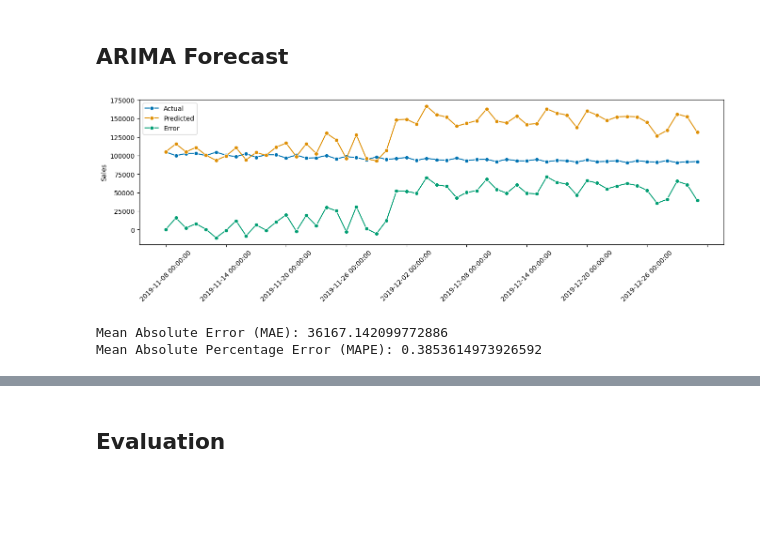
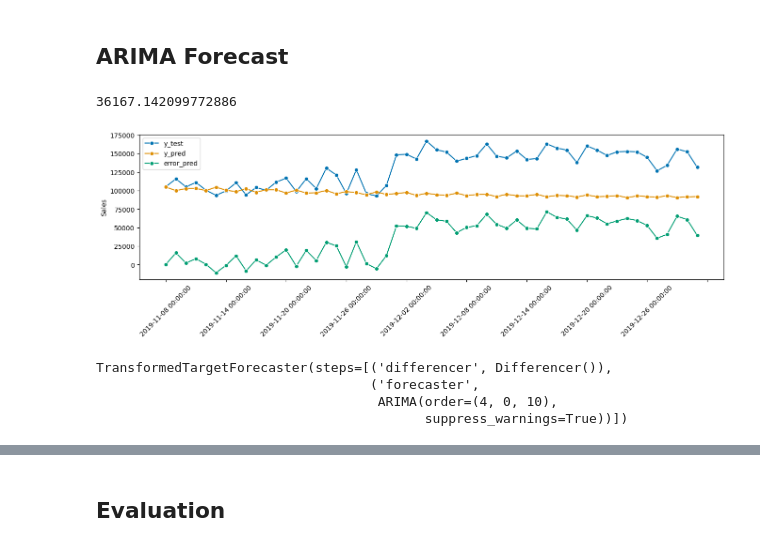
Before and after one commit to AllDataers/SalesPredictionGroupe4, a Jupyter notebook: notebooks/ml_prediction.ipynb, the cells around one changed output, grey strips where cells are left out. Drawn from its saved outputs; the diff is of its cells as text; code cells hidden in the pictures; blank space fills up the shorter version.

Commit message:
update jobs, and add arima transformation

```diff
--- a/notebooks/ml_prediction.ipynb
+++ b/notebooks/ml_prediction.ipynb
@@ -287,12 +296,29 @@ fig.subplots_adjust(hspace=0.5)
 # %% [markdown]
 ## ARIMA Forecast
 # %%
-from sktime.forecasting.arima import ARIMA
+from sktime.forecasting.arima import ARIMA, AutoARIMA
 forecaster = ARIMA(order=(5, 0, 9), suppress_warnings=True)
 arima_forecaster = SalesForecaster(forecaster)
+forecaster.fit(X_train)
 
-y_pred = arima_forecaster.fit_and_predict(X_train, fh, X_test)
+y_pred = forecaster.predict(fh=fh)
+error_pred = X_test - y_pred
+plot_series(X_test, y_pred, error_pred, labels=["y_test", "y_pred", "error_pred"])
+plt.xticks(rotation=45)
+print(mean_absolute_error(X_test, y_pred))
 # %% [output]
+36167.142099772886
-[figure, old version]
+[figure, new version]
-Mean Absolute Error (MAE): 36167.142099772886
-Mean Absolute Percentage Error (MAPE): 0.3853614973926592
+# %%
+forecaster = ARIMA(order=(4, 0, 10), suppress_warnings=True)
+arima_pipeline = TransformedTargetForecaster(steps=[
+    ("differencer", Differencer(lags=1)),
+    # ("deseasonalizer", Deseasonalizer(model="additive", sp=12)),
+    ("forecaster", forecaster),
+])
+arima_pipeline.fit(X_train)
+# %% [output]
+TransformedTargetForecaster(steps=[('differencer', Differencer()),
+                                   ('forecaster',
+                                    ARIMA(order=(4, 0, 10),
+                                          suppress_warnings=True))])
```
Also changed, not shown: parts of 13 cells of this notebook, 6 other files.
